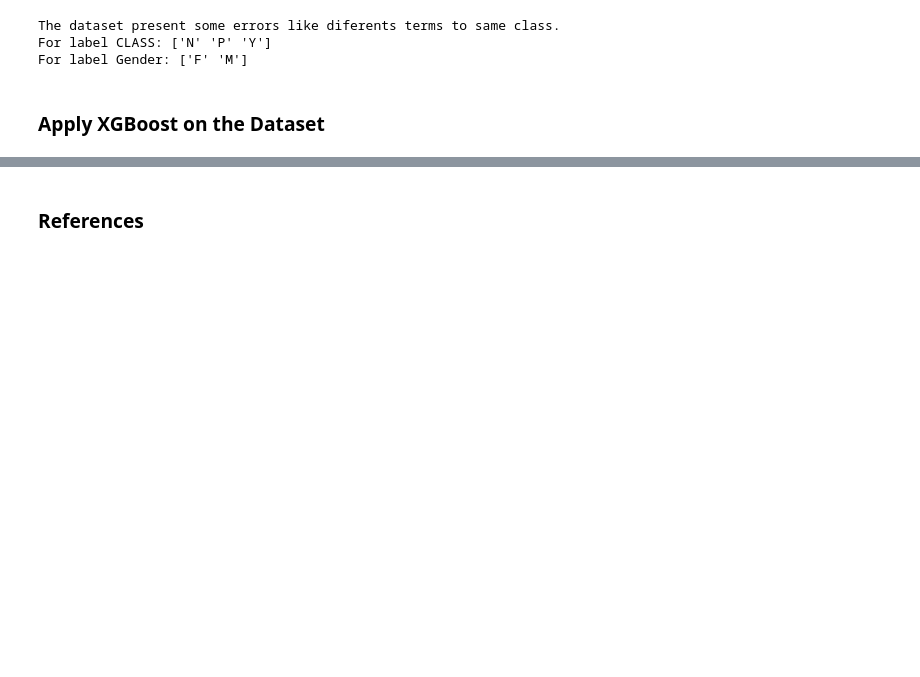
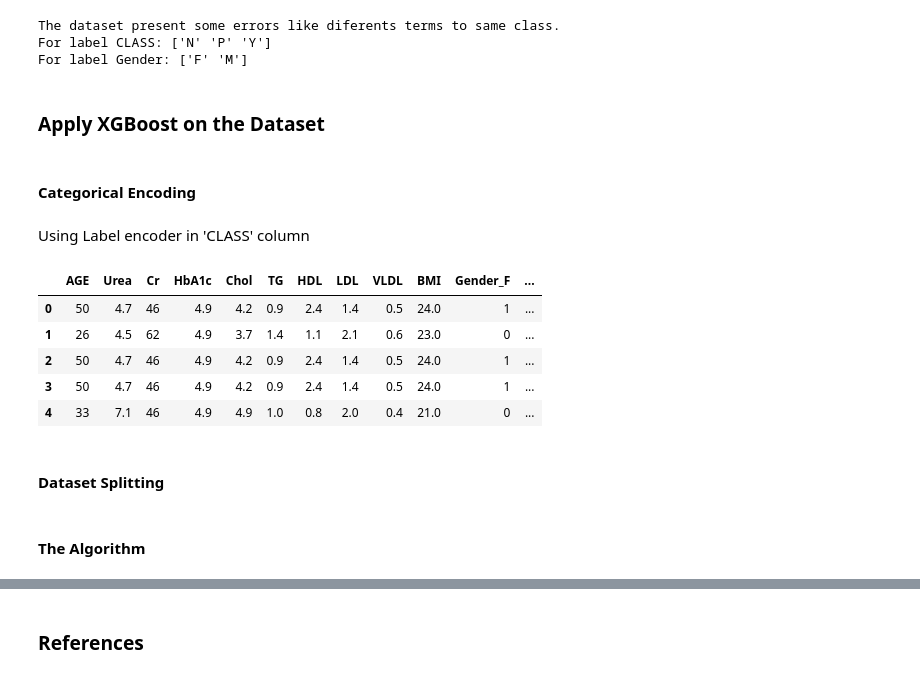
Before and after one commit to AndersonIvanildo/predicting-diabetes-with-xgboost, a Jupyter notebook: notebook/xgboost_apply.ipynb, the cells around one changed output, grey strips where cells are left out. Saved outputs shown, nothing was run; the diff lists cells and outputs as text; code cells hidden in the pictures; blank space fills up the shorter version.

```diff
--- a/notebook/xgboost_apply.ipynb
+++ b/notebook/xgboost_apply.ipynb
@@ -54,3 +63,28 @@ For label CLASS: ['N' 'P' 'Y']
 For label Gender: ['F' 'M']
 # %% [markdown]
 ### Apply XGBoost on the Dataset
+# %% [markdown]
+#### Categorical Encoding
+# %%
+diabetes_dataset = diabetes_dataset.drop(columns=['ID', 'No_Pation'])
+# %%
+df_diabetes = pd.get_dummies(diabetes_dataset, columns=['Gender'], dtype=int)
+cols = [col for col in df_diabetes.columns if col != 'CLASS'] + ['CLASS']
+df_diabetes = df_diabetes[cols]
+# %% [markdown]
+Using Label encoder in 'CLASS' column
+# %%
+from sklearn.preprocessing import LabelEncoder
+le = LabelEncoder()
+df_diabetes['CLASS'] = le.fit_transform(df_diabetes['CLASS'])
+# %%
+df_diabetes.head()
+# %% [output]
+|  | AGE | Urea | Cr | HbA1c | Chol | TG | HDL | LDL | VLDL | BMI | Gender_F | ... |
+| 0 | 50 | 4.7 | 46 | 4.9 | 4.2 | 0.9 | 2.4 | 1.4 | 0.5 | 24.0 | 1 | ... |
+| 1 | 26 | 4.5 | 62 | 4.9 | 3.7 | 1.4 | 1.1 | 2.1 | 0.6 | 23.0 | 0 | ... |
+| 2 | 50 | 4.7 | 46 | 4.9 | 4.2 | 0.9 | 2.4 | 1.4 | 0.5 | 24.0 | 1 | ... |
+| 3 | 50 | 4.7 | 46 | 4.9 | 4.2 | 0.9 | 2.4 | 1.4 | 0.5 | 24.0 | 1 | ... |
+| 4 | 33 | 7.1 | 46 | 4.9 | 4.9 | 1.0 | 0.8 | 2.0 | 0.4 | 21.0 | 0 | ... |
+# %% [markdown]
+#### Dataset Splitting
@@ -56,0 +98,2 @@ For label Gender: ['F' 'M']
+# %% [markdown]
+#### The Algorithm
```
Also changed, not shown: parts of 7 cells of this notebook.
